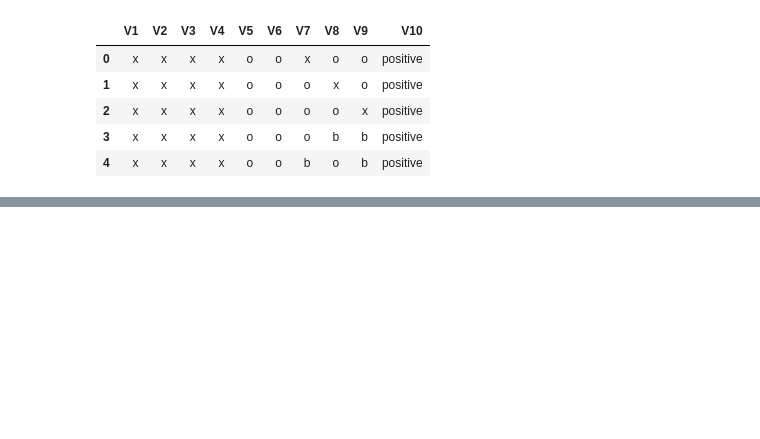
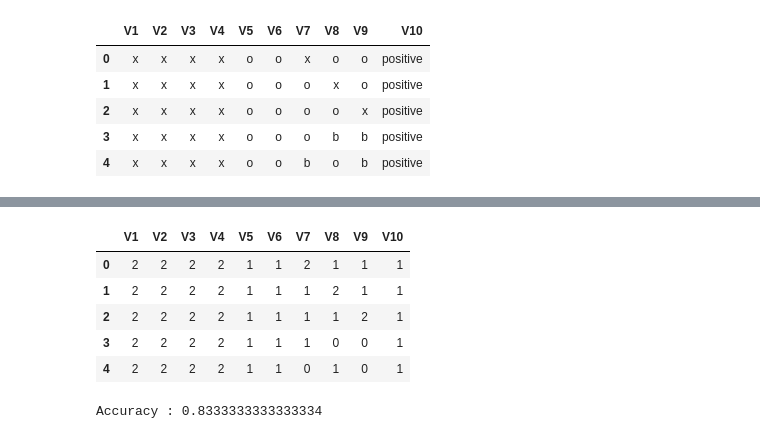
Before and after one commit to karthiksmanian/sem5, a Jupyter notebook: 20XW58 MACHINE LEARNING LAB/ws7-decision-trees/Descision Trees.ipynb, the cells around one changed output, grey strips where cells are left out. Drawn from its saved outputs; the diff is of its cells as text; code cells hidden in the pictures; blank space fills up the shorter version.

```diff
--- a/20XW58 MACHINE LEARNING LAB/ws7-decision-trees/Descision Trees.ipynb
+++ b/20XW58 MACHINE LEARNING LAB/ws7-decision-trees/Descision Trees.ipynb
@@ -18,3 +37,9 @@ df.head()
 # %%
-X = df.values[:,1:9]
-Y = df.values[:,9]
+df.head()
+# %% [output]
+|  | V1 | V2 | V3 | V4 | V5 | V6 | V7 | V8 | V9 | V10 |
+| 0 | 2 | 2 | 2 | 2 | 1 | 1 | 2 | 1 | 1 | 1 |
+| 1 | 2 | 2 | 2 | 2 | 1 | 1 | 1 | 2 | 1 | 1 |
+| 2 | 2 | 2 | 2 | 2 | 1 | 1 | 1 | 1 | 2 | 1 |
+| 3 | 2 | 2 | 2 | 2 | 1 | 1 | 1 | 0 | 0 | 1 |
+| 4 | 2 | 2 | 2 | 2 | 1 | 1 | 0 | 1 | 0 | 1 |
@@ -22,0 +57,9 @@ X_train , X_test , Y_train,Y_test = train_test_split(X,Y,test_size = 0.3,random_
+# %%
+count = 0
+for i in range(len(y_pred)):
+    if(y_pred[i]==Y_test[i]):
+        count += 1
+
+print(f"Accuracy : {count/len(y_pred)}")
+# %% [output]
+Accuracy : 0.8333333333333334
```
Also changed, not shown: parts of 8 cells of this notebook, 1 other file.
